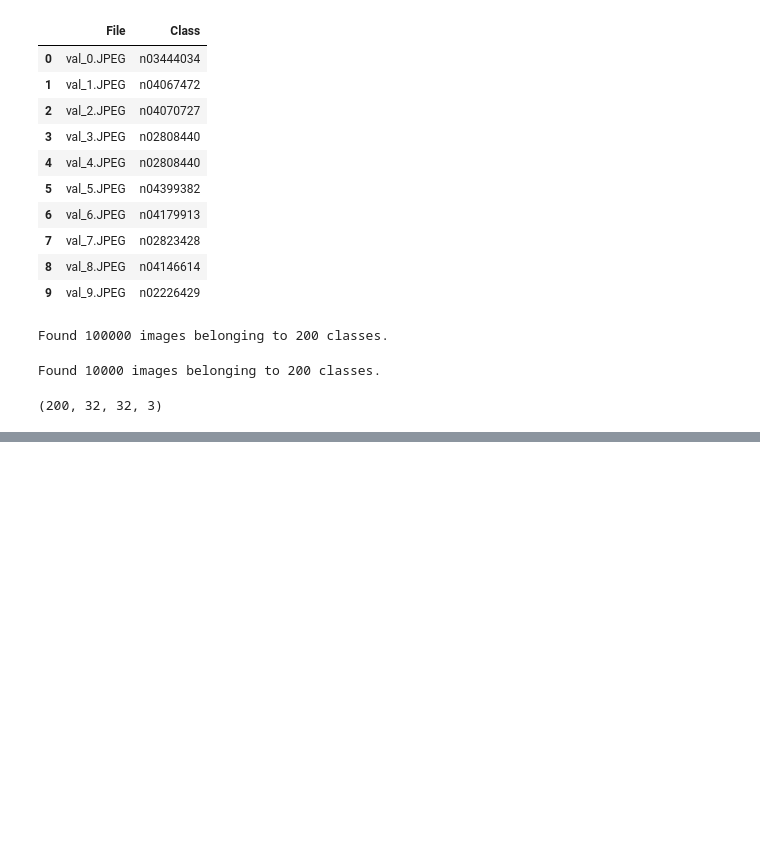
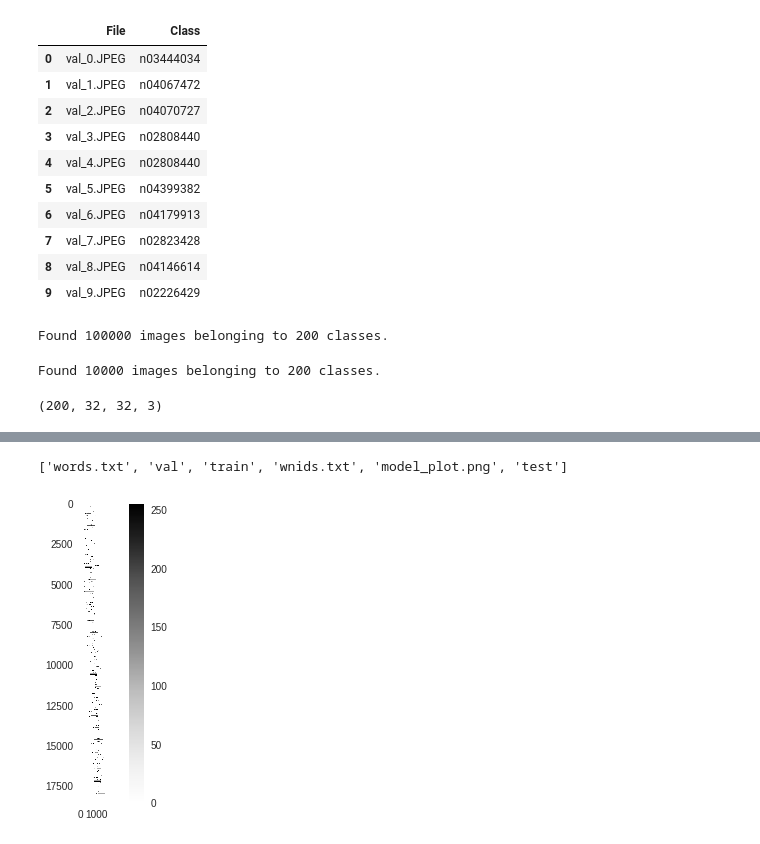
Before and after one commit to colabnlp/techpvk, a Jupyter notebook: working2of_Vkt_TinyImageNet_StarterNotebook.ipynb, the cells around one changed output, grey strips where cells are left out. Drawn from its saved outputs; the diff is of its cells as text; code cells hidden in the pictures; blank space fills up the shorter version.

```diff
--- a/working2of_Vkt_TinyImageNet_StarterNotebook.ipynb
+++ b/working2of_Vkt_TinyImageNet_StarterNotebook.ipynb
@@ -303,8 +305,8 @@ class ResnetBuilder(object):
         input = Input(shape=input_shape)
         conv1 = _conv_bn_relu(filters=64, kernel_size=(7, 7), strides=(2, 2))(input)
         pool1 = MaxPooling2D(pool_size=(3, 3), strides=(2, 2), padding="same")(conv1)
-
-        block = pool1
+        x = Dropout(0.5)(pool1)
+        block = x
         filters = 64
         for i, r in enumerate(repetitions):
             block = _residual_block(block_fn, filters=filters, repetitions=r, is_first_layer=(i == 0))(block)
@@ -318,8 +320,9 @@ class ResnetBuilder(object):
         pool2 = AveragePooling2D(pool_size=(block_shape[ROW_AXIS], block_shape[COL_AXIS]),
                                  strides=(1, 1))(block)
         flatten1 = Flatten()(pool2)
+        x = Dropout(0.5)(flatten1)
         dense = Dense(units=num_outputs, kernel_initializer="he_normal",
-                      activation="softmax")(flatten1)
+                      activation="softmax")(x)
 
         model = Model(inputs=input, outputs=dense)
         return model
@@ -360,3 +359,18 @@ Colocations handled automatically by placer.
+# %%
+
+
+plot_model(model, to_file='./tiny-imagenet-200/model_plot.png', show_shapes=True, show_layer_names=True)
+items = os.listdir('./tiny-imagenet-200')
+print (items)
+image = cv2.imread('./tiny-imagenet-200/model_plot.png')
+image = cv2.cvtColor(image,cv2.COLOR_BGR2RGB)
+plt.figure()
+plt.imshow(image)
+plt.colorbar()
+plt.grid(False)
+# %% [output]
+['words.txt', 'val', 'train', 'wnids.txt', 'model_plot.png', 'test']
+[figure, added]
 # %%
 model.summary()
 # %% [output]
```
Also changed, not shown: parts of 8 cells of this notebook.
